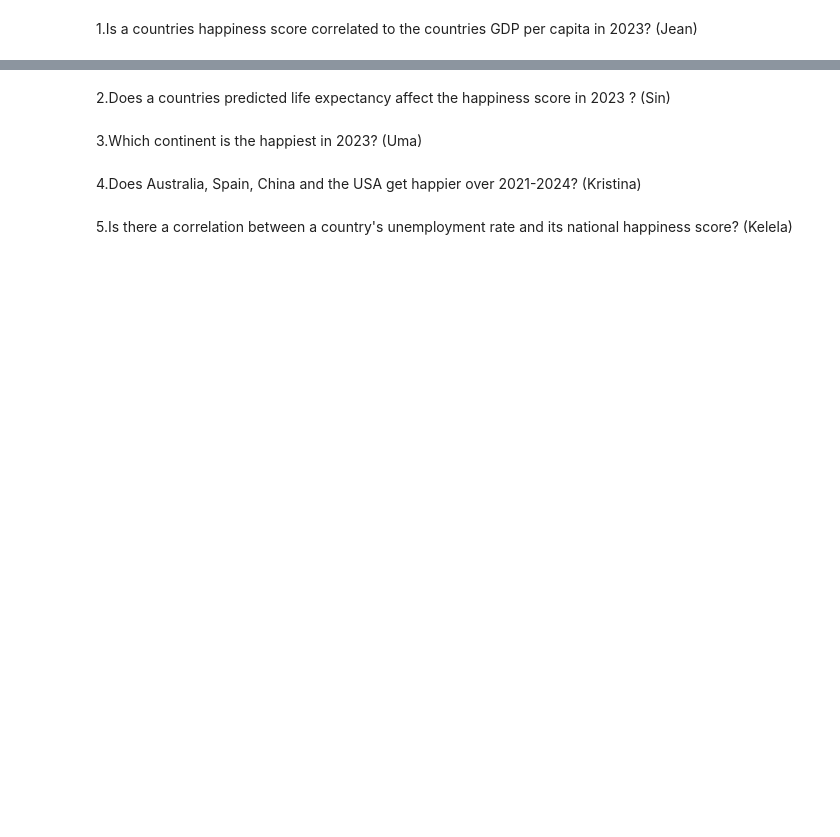
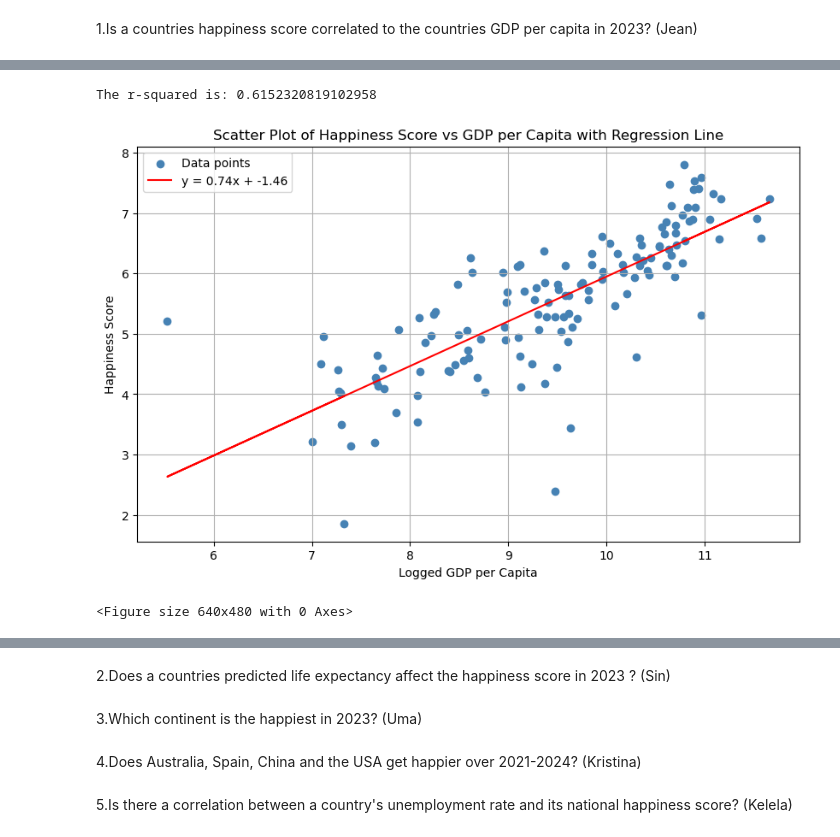
Before and after one commit to kristinaabramoff/Project__1, a Jupyter notebook: main.code.ipynb, the cells around one changed output, grey strips where cells are left out. Drawn from its saved outputs; the diff is of its cells as text; code cells hidden in the pictures; blank space fills up the shorter version.

```diff
--- a/main.code.ipynb
+++ b/main.code.ipynb
@@ -6,2 +7,7 @@ import matplotlib.pyplot as plt
 # %% [markdown]
 1.Is a countries happiness score correlated to the countries GDP per capita in 2023? (Jean)
+# %%
+# Read the 2023 clean set data from Output folder
+Path_to_csv='Output/Clean_2023_df.csv'
+clean_data_2023_df= pd.read_csv(Path_to_csv)
+clean_data_2023_df.head()
@@ -7,0 +21,28 @@ import matplotlib.pyplot as plt
+# %%
+# Create Scatter Plot and Linear Regression to find the relaltion between countries' Ladder score and Logged GDP per capita
+x = clean_data_2023_df['Logged GDP per capita']
+y = clean_data_2023_df['Ladder score']
+
+# Caculate the regression line, create scatter plot
+slope, intercept, rvalue, p_value, std_err = linregress(x, y)
+line_eq = "y = " + str(round(slope,2)) + "x + " + str(round(intercept,2))
+line = slope * x + intercept
+plt.figure(figsize=(10, 6))
+plt.scatter(x, y, color='steelblue', label='Data points')
+plt.plot(x, line, color='red', label=f'{line_eq}')
+plt.title('Scatter Plot of Happiness Score vs GDP per Capita with Regression Line')
+plt.xlabel('Logged GDP per Capita')
+plt.ylabel('Happiness Score')
+plt.legend()
+
+# Show Plot
+print(f"The r-squared is: {rvalue**2}")
+plt.grid(True)
+plt.show()
+
+# Save the visualisation
+plt.savefig('Output/Scatterplot.png')
+# %% [output]
+The r-squared is: 0.6152320819102958
+[figure, added]
+<Figure size 640x480 with 0 Axes>
```
Also changed, not shown: parts of 5 cells of this notebook, 2 other files.
